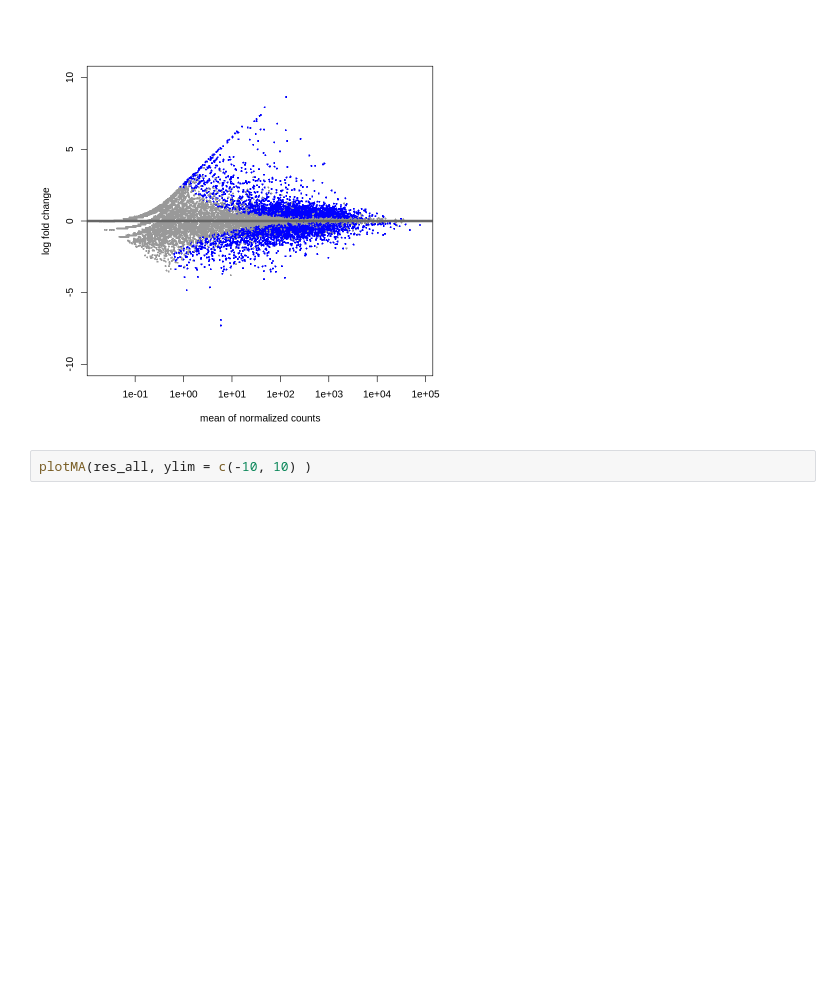
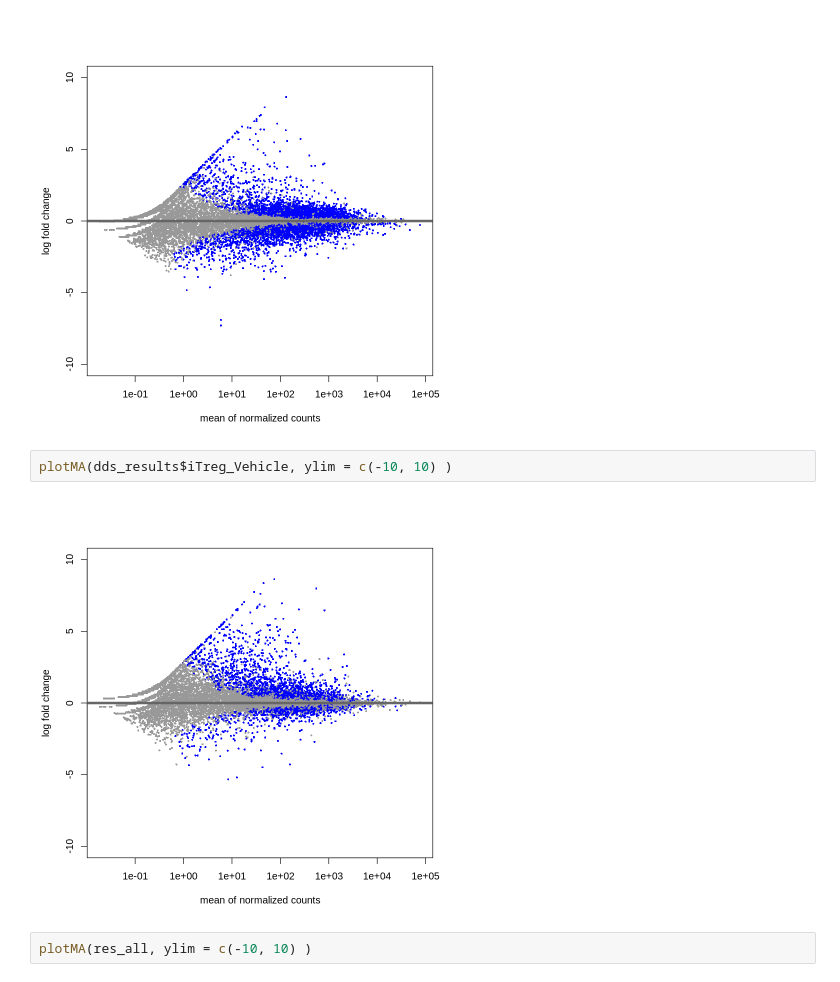
Before and after one commit to z2e2/metabolic_analysis, a Jupyter notebook: compass_differential_genes.ipynb, the cells around one changed output. Drawn from its saved outputs; the diff is of its cells as text; blank space fills up the shorter version.

```diff
--- a/compass_differential_genes.ipynb
+++ b/compass_differential_genes.ipynb
@@ -143,6 +162,10 @@ Warning message in `[<-`(`*tmp*`, i, value = res):
 plotMA(dds_results$Th17p_Vehicle, ylim = c(-10, 10) )
 # %% [output]
 [figure]
+# %%
+plotMA(dds_results$iTreg_Vehicle, ylim = c(-10, 10) )
+# %% [output]
+[figure, added]
 # %%
 plotMA(res_all, ylim = c(-10, 10) )
 # %% [output]
```
Also changed, not shown: parts of 28 cells of this notebook, 5 other files.
